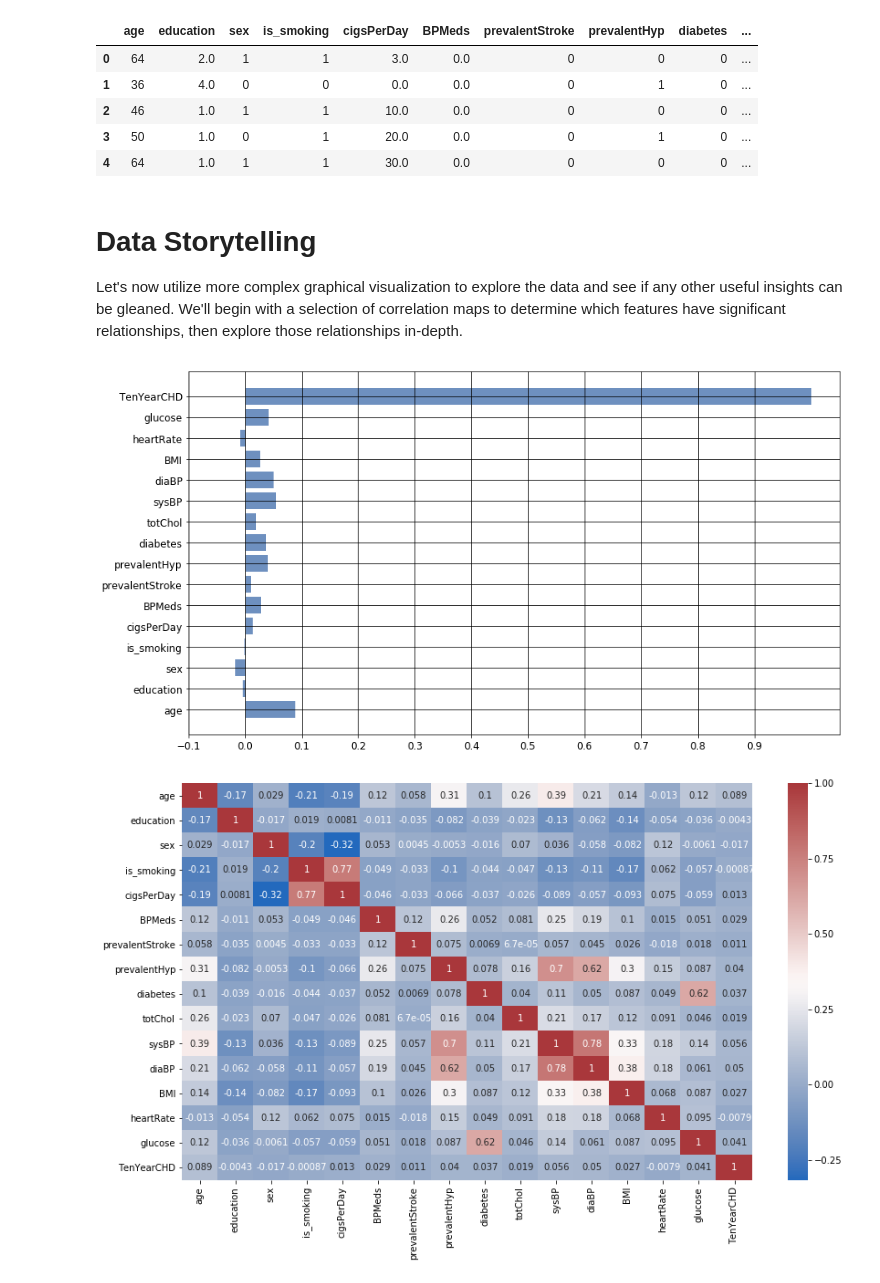
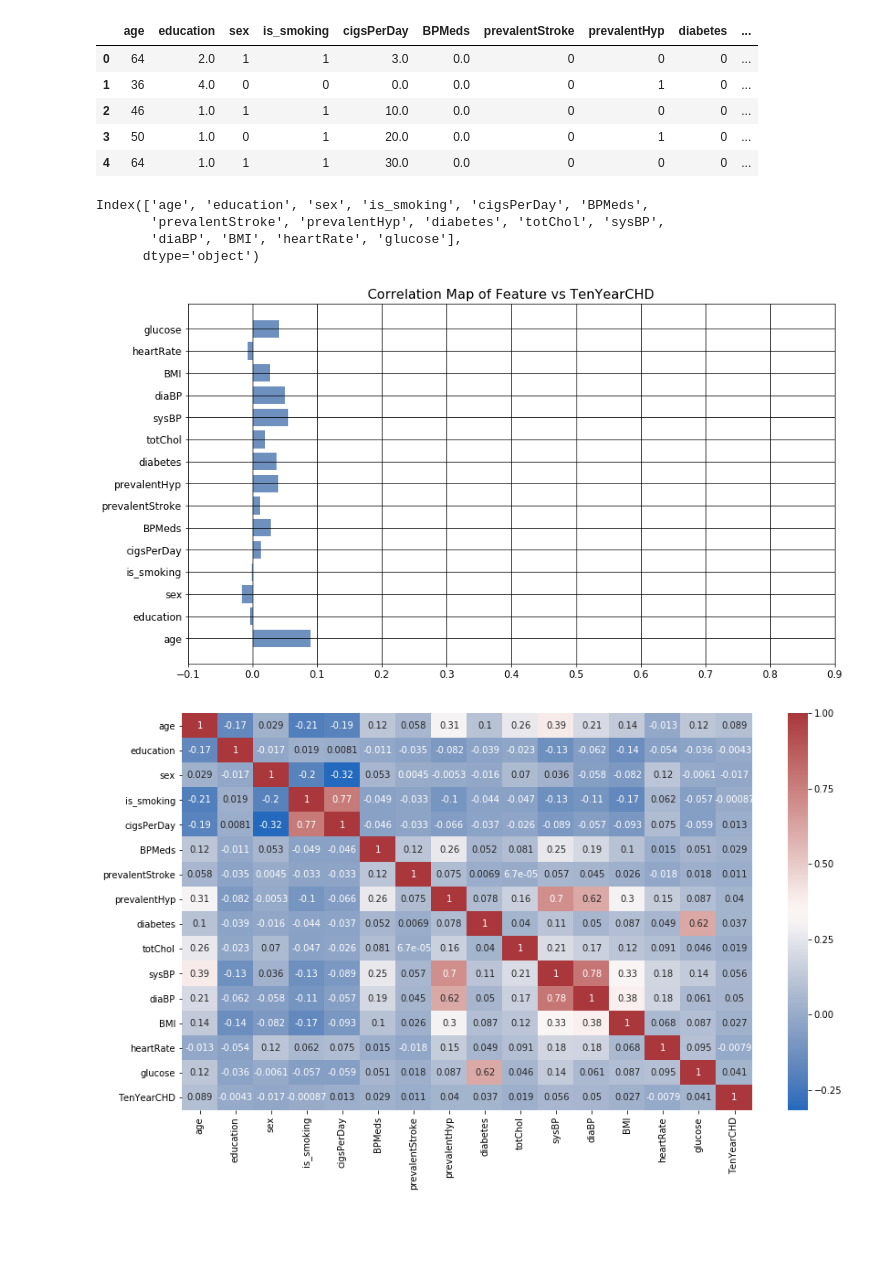
Before and after one commit to CJEJansson/Springboard_Projects, a Jupyter notebook: Capstone 2/Predicting Cardiovascular Disease.ipynb, the cells around one changed output. Cells and saved outputs as stored; diff of their text form; code cells hidden in the pictures; blank space fills up the shorter version.

```diff
--- a/Capstone 2/Predicting Cardiovascular Disease.ipynb
+++ b/Capstone 2/Predicting Cardiovascular Disease.ipynb
@@ -645,25 +647,35 @@ corr_data.head()
 | 2 | 46 | 1.0 | 1 | 1 | 10.0 | 0.0 | 0 | 0 | 0 | ... |
 | 3 | 50 | 1.0 | 0 | 1 | 20.0 | 0.0 | 0 | 1 | 0 | ... |
 | 4 | 64 | 1.0 | 1 | 1 | 30.0 | 0.0 | 0 | 0 | 0 | ... |
-# %% [markdown]
-# Data Storytelling
-
-Let's now utilize more complex graphical visualization to explore the data and see if any other useful insights can be gleaned. We'll begin with a selection of correlation maps to determine which features have significant relationships, then explore those relationships in-depth.
+# %%
+corr_data.columns[:-1]
+# %% [output]
+Index(['age', 'education', 'sex', 'is_smoking', 'cigsPerDay', 'BPMeds',
+       'prevalentStroke', 'prevalentHyp', 'diabetes', 'totChol', 'sysBP',
+       'diaBP', 'BMI', 'heartRate', 'glucose'],
+      dtype='object')
 # %%
 #Create correlation map
 corrmat=corr_data.corr()
 
 #Create horizontal bar plot of correlation
 from matplotlib.pyplot import figure
 figure(figsize=(14,8))
-plt.barh(corr_data.columns,corrmat["TenYearCHD"][:], color='#6e90bf')
+plt.barh(corr_data.columns[:-1],corrmat["TenYearCHD"][:-1], color='#6e90bf')
 plt.tick_params(labelsize=12)
 plt.xticks(np.arange(-0.1, 1, 0.1))
+plt.title('Correlation Map of Feature vs TenYearCHD', fontsize=16)
 plt.grid(True)
 plt.rc('grid', linestyle="-", color='black')
+
+
+
+#save plot as image
+plt.savefig(r'images/correlation_barplot.png', dpi=400)
+
 plt.show()
 # %% [output]
-[figure, old version]
+[figure, new version]
 # %%
 #Create a heatmap of the data
 figure(figsize=(14,8))
```
Also changed, not shown: parts of 6 cells of this notebook, 8 other files.
